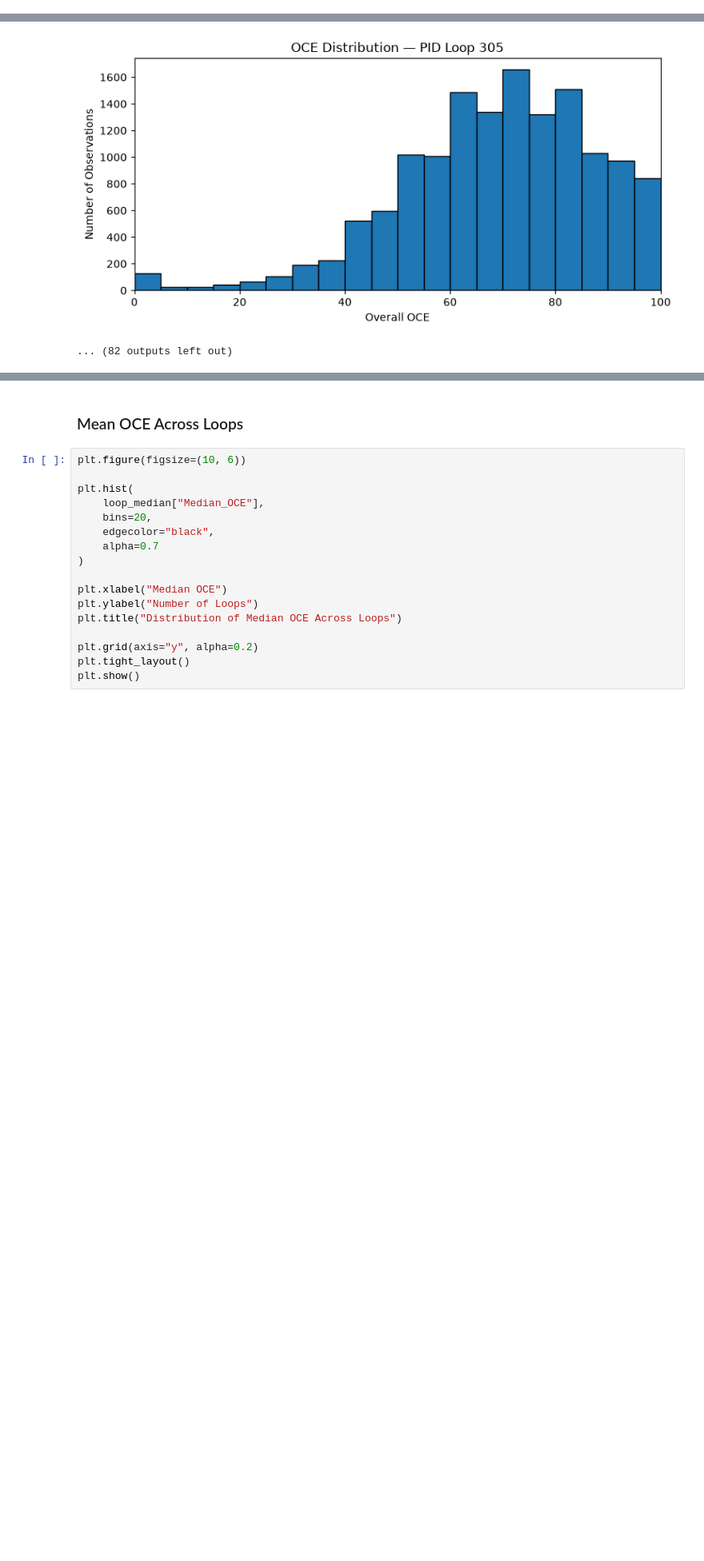
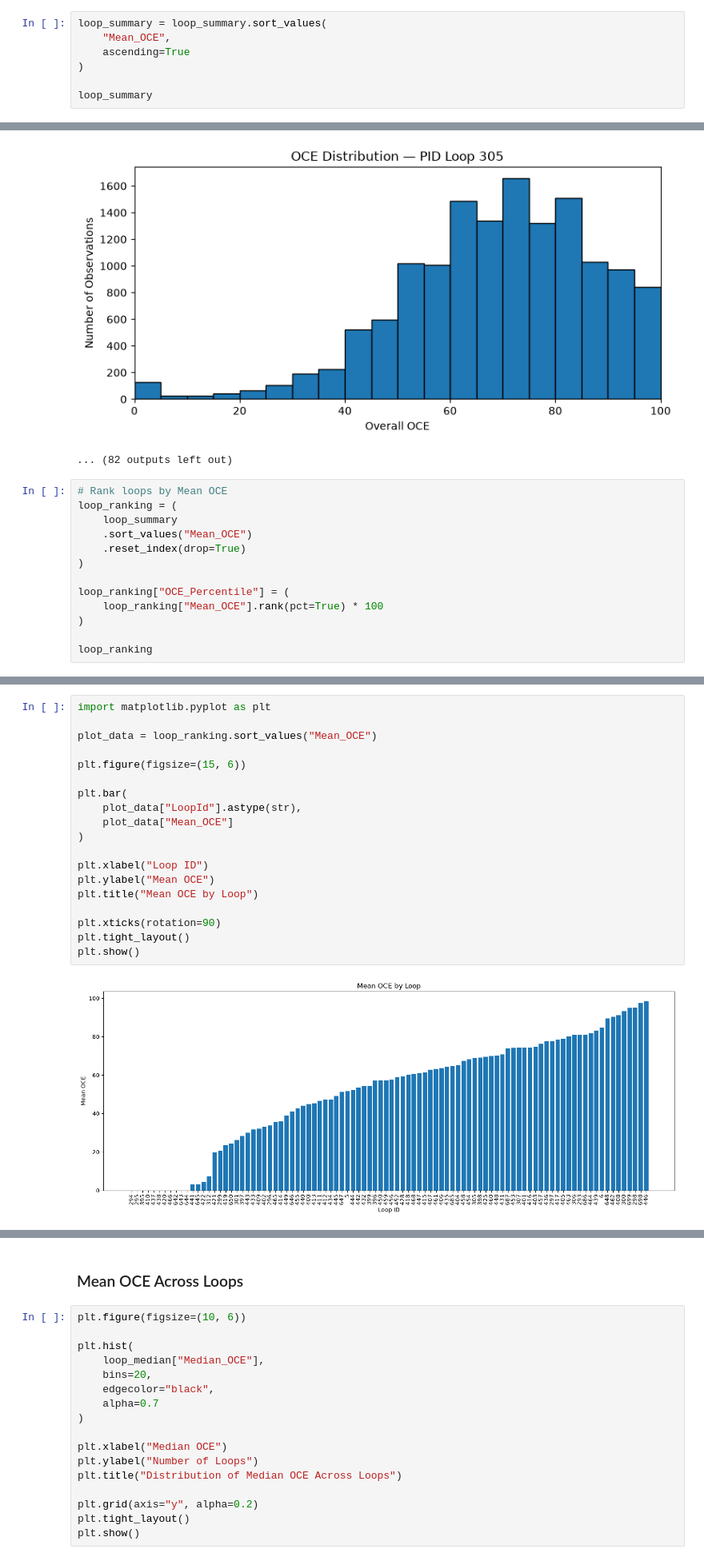
Before and after one commit to DataByThinh/control-station, a Jupyter notebook: notebooks/eda.ipynb, the cells around one changed output, grey strips where cells are left out. Shown at 80% size. Saved outputs shown, nothing was run; the diff lists cells and outputs as text; blank space fills up the shorter version.

```diff
--- a/notebooks/eda.ipynb
+++ b/notebooks/eda.ipynb
@@ -769,0 +996,7 @@ plt.show()
+# %%
+loop_summary = loop_summary.sort_values(
+    "Mean_OCE",
+    ascending=True
+)
+
+loop_summary
@@ -808,3 +1055,16 @@ for loop_id in loop_ids:
 [figure]
 [figure]
 ... (82 outputs left out)
+# %%
+# Rank loops by Mean OCE
+loop_ranking = (
+    loop_summary
+    .sort_values("Mean_OCE")
+    .reset_index(drop=True)
+)
+
+loop_ranking["OCE_Percentile"] = (
+    loop_ranking["Mean_OCE"].rank(pct=True) * 100
+)
+
+loop_ranking
@@ -810,0 +1085,21 @@ for loop_id in loop_ids:
+# %%
+import matplotlib.pyplot as plt
+
+plot_data = loop_ranking.sort_values("Mean_OCE")
+
+plt.figure(figsize=(15, 6))
+
+plt.bar(
+    plot_data["LoopId"].astype(str),
+    plot_data["Mean_OCE"]
+)
+
+plt.xlabel("Loop ID")
+plt.ylabel("Mean OCE")
+plt.title("Mean OCE by Loop")
+
+plt.xticks(rotation=90)
+plt.tight_layout()
+plt.show()
+# %% [output]
+[figure, added]
```
Also changed, not shown: parts of 29 cells of this notebook.
